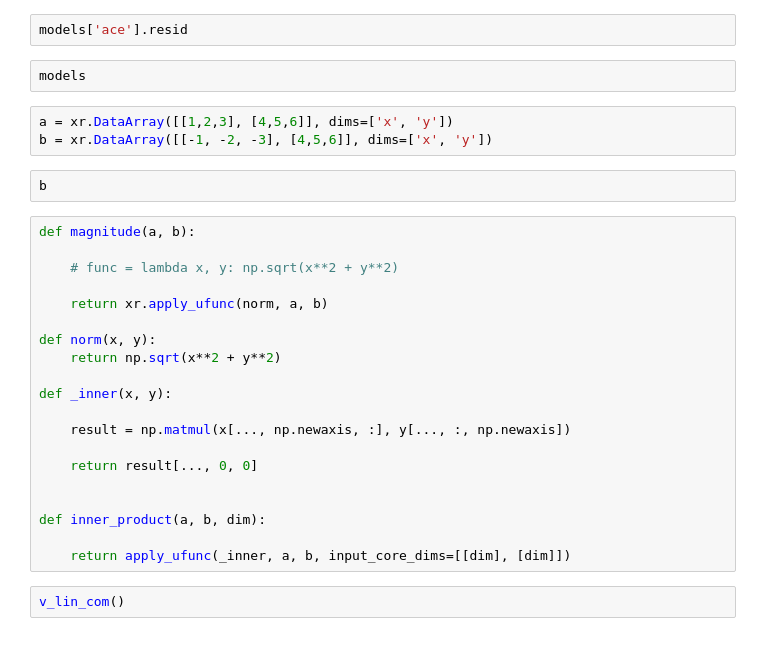
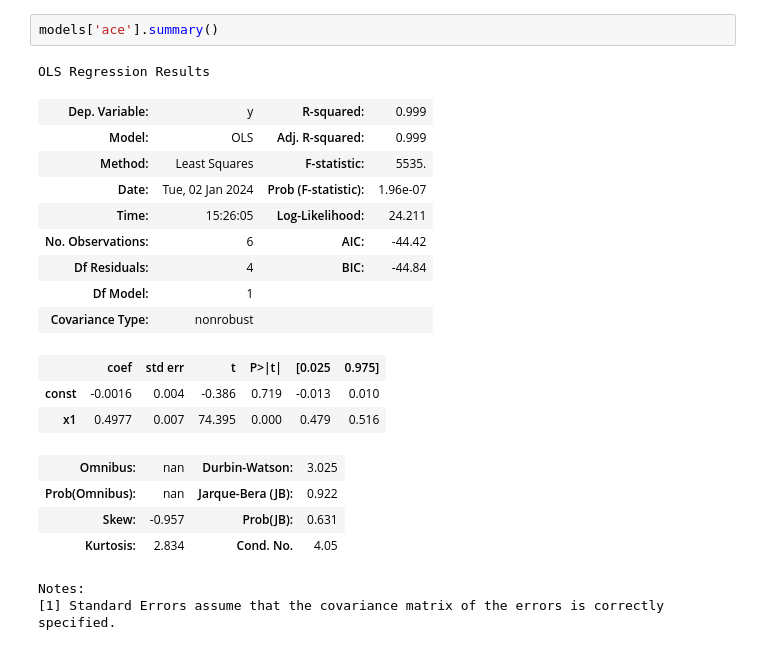
Before and after one commit to iblg/peak_resolver, a Jupyter notebook: peak_resolver/fit_dataset.ipynb, the cells around one changed output. Drawn from its saved outputs; the diff is of its cells as text.

```diff
--- a/peak_resolver/fit_dataset.ipynb
+++ b/peak_resolver/fit_dataset.ipynb
@@ -397,31 +212,22 @@ for i in list(models):
 # %%
-models['ace'].resid
+models['ace'].summary()
+# %% [output]
+OLS Regression Results
+| Dep. Variable: | y | R-squared: | 0.999 |
+| Model: | OLS | Adj. R-squared: | 0.999 |
+| Method: | Least Squares | F-statistic: | 5535. |
+| Date: | Tue, 02 Jan 2024 | Prob (F-statistic): | 1.96e-07 |
+| Time: | 15:26:05 | Log-Likelihood: | 24.211 |
+| No. Observations: | 6 | AIC: | -44.42 |
+| Df Residuals: | 4 | BIC: | -44.84 |
+| Df Model: | 1 |  |  |
+| Covariance Type: | nonrobust |  |  |
+|  | coef | std err | t | P>|t| | [0.025 | 0.975] |
+| const | -0.0016 | 0.004 | -0.386 | 0.719 | -0.013 | 0.010 |
+| x1 | 0.4977 | 0.007 | 74.395 | 0.000 | 0.479 | 0.516 |
+| Omnibus: | nan | Durbin-Watson: | 3.025 |
+| Prob(Omnibus): | nan | Jarque-Bera (JB): | 0.922 |
+| Skew: | -0.957 | Prob(JB): | 0.631 |
+| Kurtosis: | 2.834 | Cond. No. | 4.05 |
+Notes:
+[1] Standard Errors assume that the covariance matrix of the errors is correctly specified.
-# %%
-models
-# %%
-a = xr.DataArray([[1,2,3], [4,5,6]], dims=['x', 'y'])
-b = xr.DataArray([[-1, -2, -3], [4,5,6]], dims=['x', 'y'])
-# %%
-b
-# %%
-def magnitude(a, b):
-
-    # func = lambda x, y: np.sqrt(x**2 + y**2)
-
-    return xr.apply_ufunc(norm, a, b)
-
-def norm(x, y):
-    return np.sqrt(x**2 + y**2)
-
-def _inner(x, y):
-
-    result = np.matmul(x[..., np.newaxis, :], y[..., :, np.newaxis])
-
-    return result[..., 0, 0]
-
-
-def inner_product(a, b, dim):
-
-    return apply_ufunc(_inner, a, b, input_core_dims=[[dim], [dim]])
-# %%
-v_lin_com()
```
Also changed, not shown: parts of 26 cells of this notebook, 2 other files.
